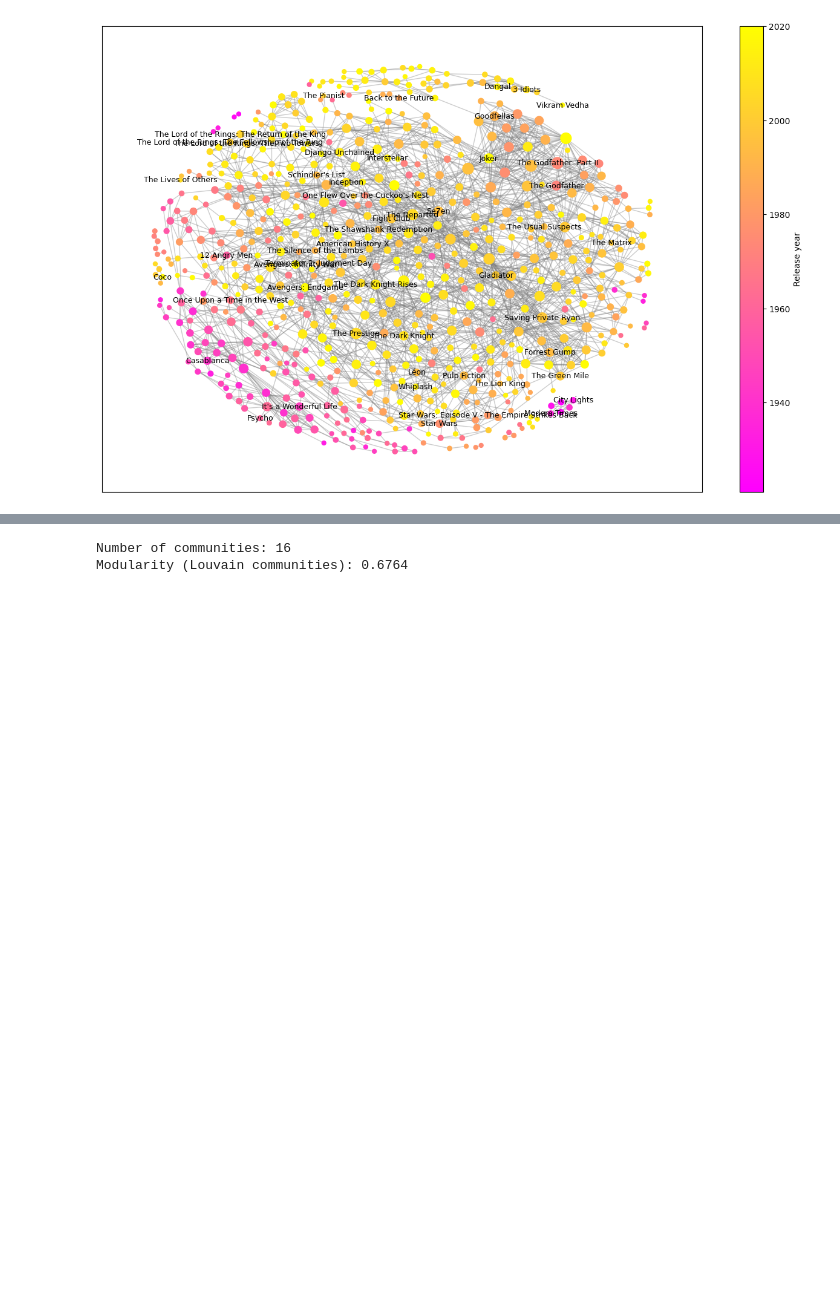
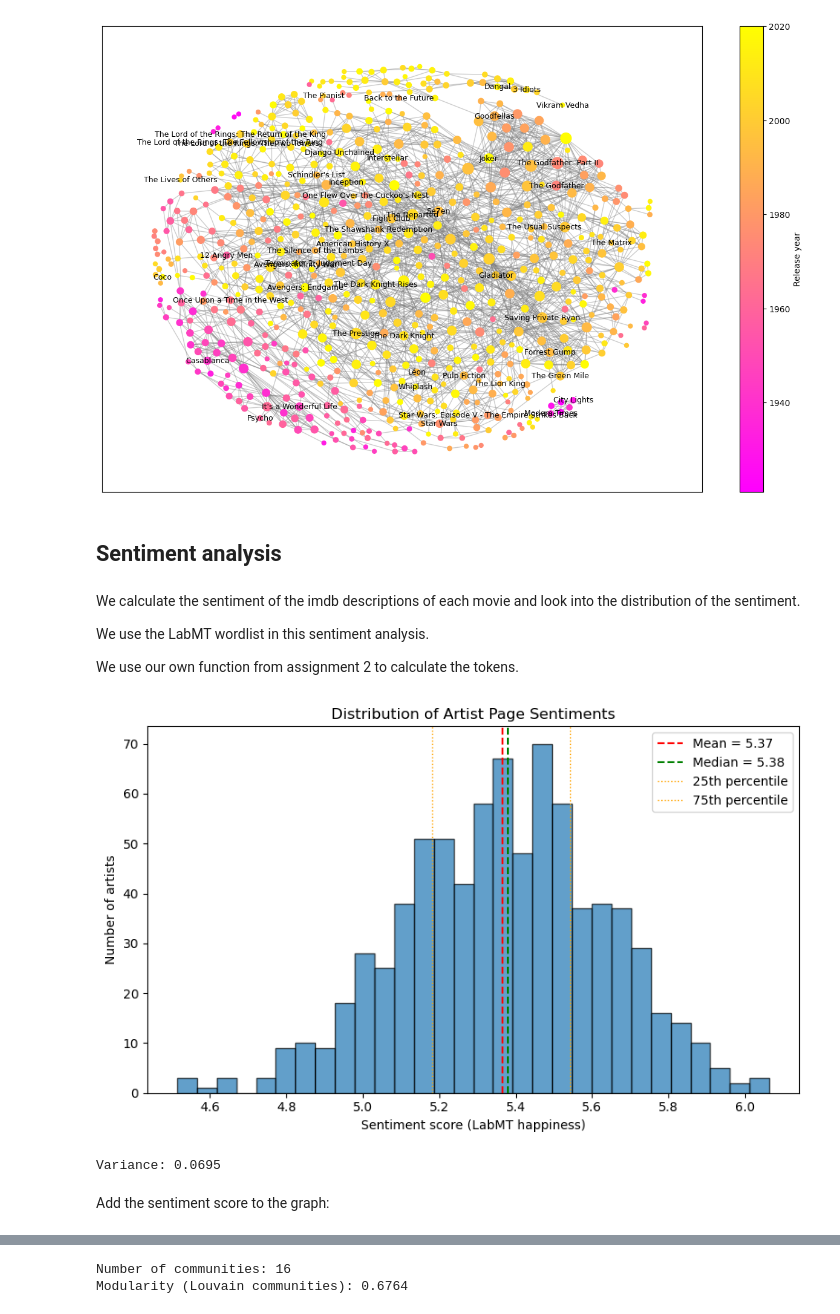
Before and after one commit to fridapfrandsen/SocialGraphsAssignment1, a Jupyter notebook: Project/Final_project.ipynb, the cells around one changed output, grey strips where cells are left out. Saved outputs shown, nothing was run; the diff lists cells and outputs as text; code cells hidden in the pictures; blank space fills up the shorter version.

```diff
--- a/Project/Final_project.ipynb
+++ b/Project/Final_project.ipynb
@@ -394,3 +439,11 @@ plt.colorbar(nodes, label="Release year")
 plt.show()
 # %% [output]
 [figure]
+# %% [markdown]
+## Sentiment analysis
+# %% [markdown]
+We calculate the sentiment of the imdb descriptions of each movie and look into the distribution of the sentiment.
+
+We use the LabMT wordlist in this sentiment analysis.
+
+We use our own function from assignment 2 to calculate the tokens.
@@ -396,0 +475,29 @@ plt.show()
+# %%
+sentiments = [df_final["sentiment_score"]]
+mean_sent = np.mean(sentiments)
+median_sent = np.median(sentiments)
+var_sent = np.var(sentiments)
+p25 = np.percentile(sentiments, 25)
+p75 = np.percentile(sentiments, 75)
+
+plt.figure(figsize=(8,5))
+plt.hist(sentiments, bins=30, edgecolor='black', alpha=0.7)
+
+plt.axvline(mean_sent, color='red', linestyle='dashed', linewidth=1.5, label=f"Mean = {mean_sent:.2f}")
+plt.axvline(median_sent, color='green', linestyle='dashed', linewidth=1.5, label=f"Median = {median_sent:.2f}")
+plt.axvline(p25, color='orange', linestyle='dotted', linewidth=1, label='25th percentile')
+plt.axvline(p75, color='orange', linestyle='dotted', linewidth=1, label='75th percentile')
+
+plt.title("Distribution of Artist Page Sentiments")
+plt.xlabel("Sentiment score (LabMT happiness)")
+plt.ylabel("Number of artists")
+plt.legend()
+plt.tight_layout()
+plt.show()
+
+print(f"Variance: {var_sent:.4f}")
+# %% [output]
+[figure, added]
+Variance: 0.0695
+# %% [markdown]
+Add the sentiment score to the graph:
```
Also changed, not shown: parts of 36 cells of this notebook.
